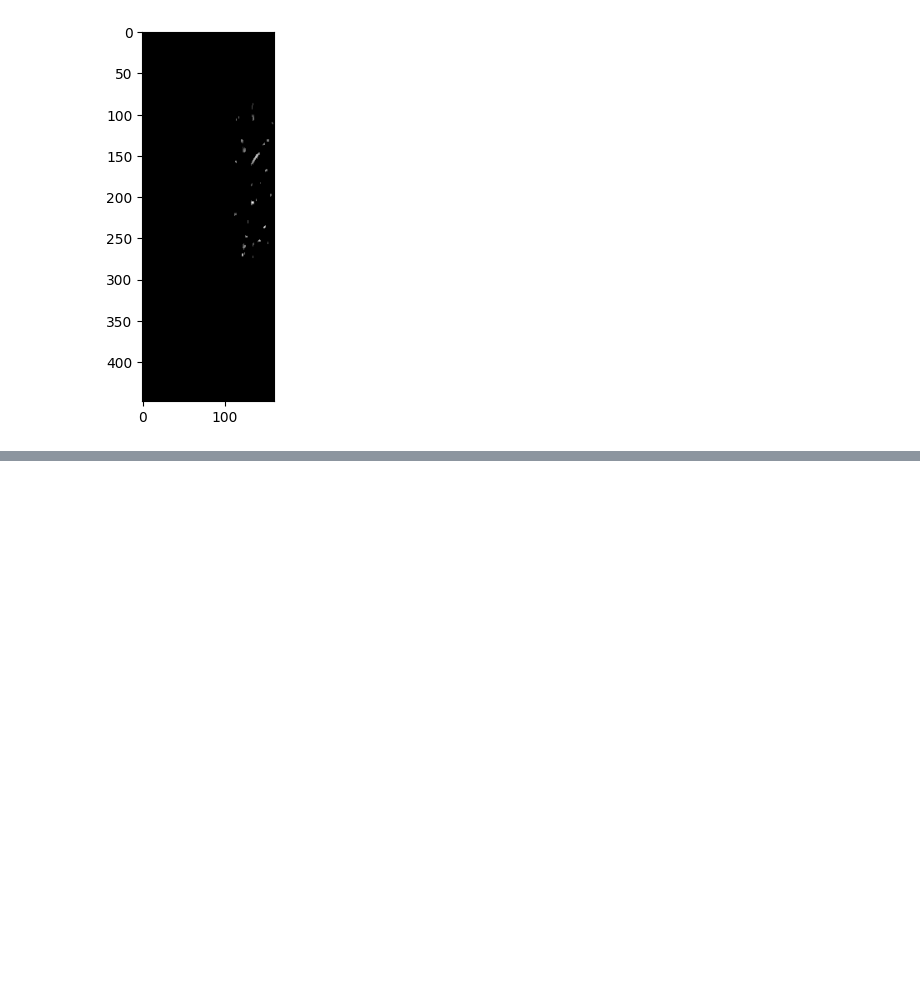
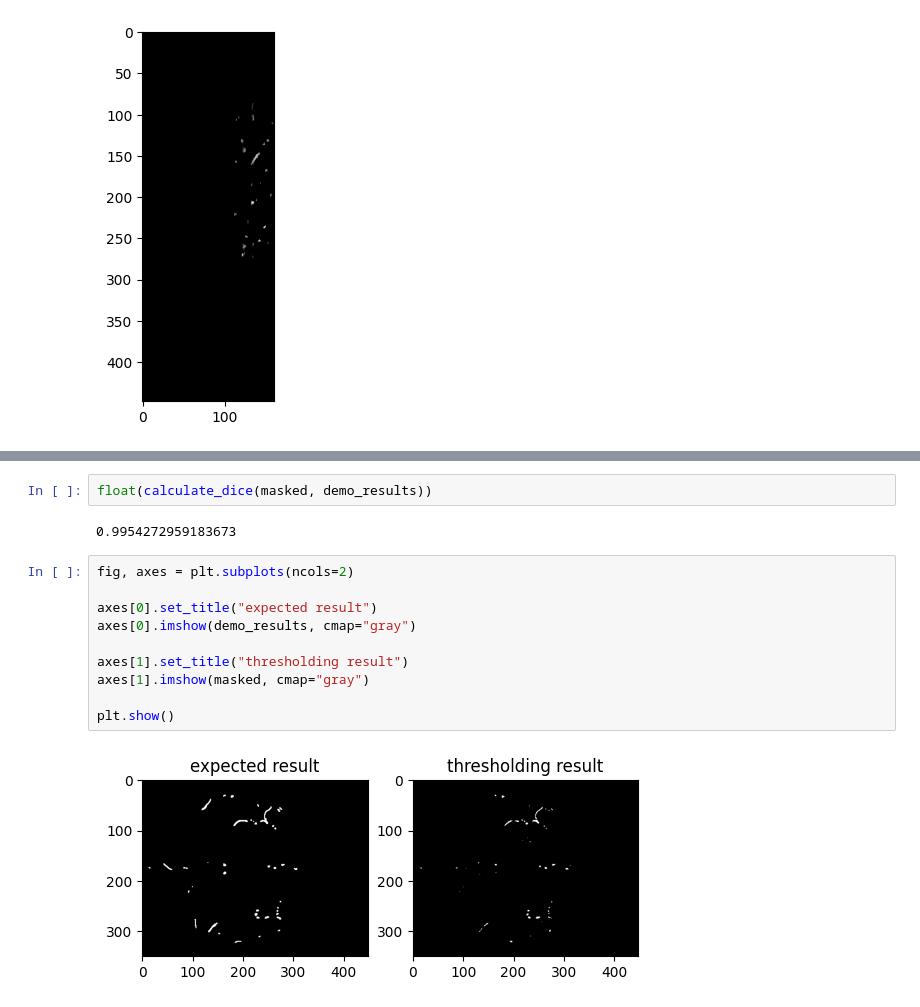
Before and after one commit to pzareba22/vessel_segmentation, a Jupyter notebook: 1.ipynb, the cells around one changed output, grey strips where cells are left out. Cells and saved outputs as stored; diff of their text form; blank space fills up the shorter version.

```diff
--- a/1.ipynb
+++ b/1.ipynb
@@ -20,0 +62,16 @@ plt.show()
+# %%
+float(calculate_dice(masked, demo_results))
+# %% [output]
+0.9954272959183673
+# %%
+fig, axes = plt.subplots(ncols=2)
+
+axes[0].set_title("expected result")
+axes[0].imshow(demo_results, cmap="gray")
+
+axes[1].set_title("thresholding result")
+axes[1].imshow(masked, cmap="gray")
+
+plt.show()
+# %% [output]
+[figure, added]
```
Also changed, not shown: parts of 7 cells of this notebook.
